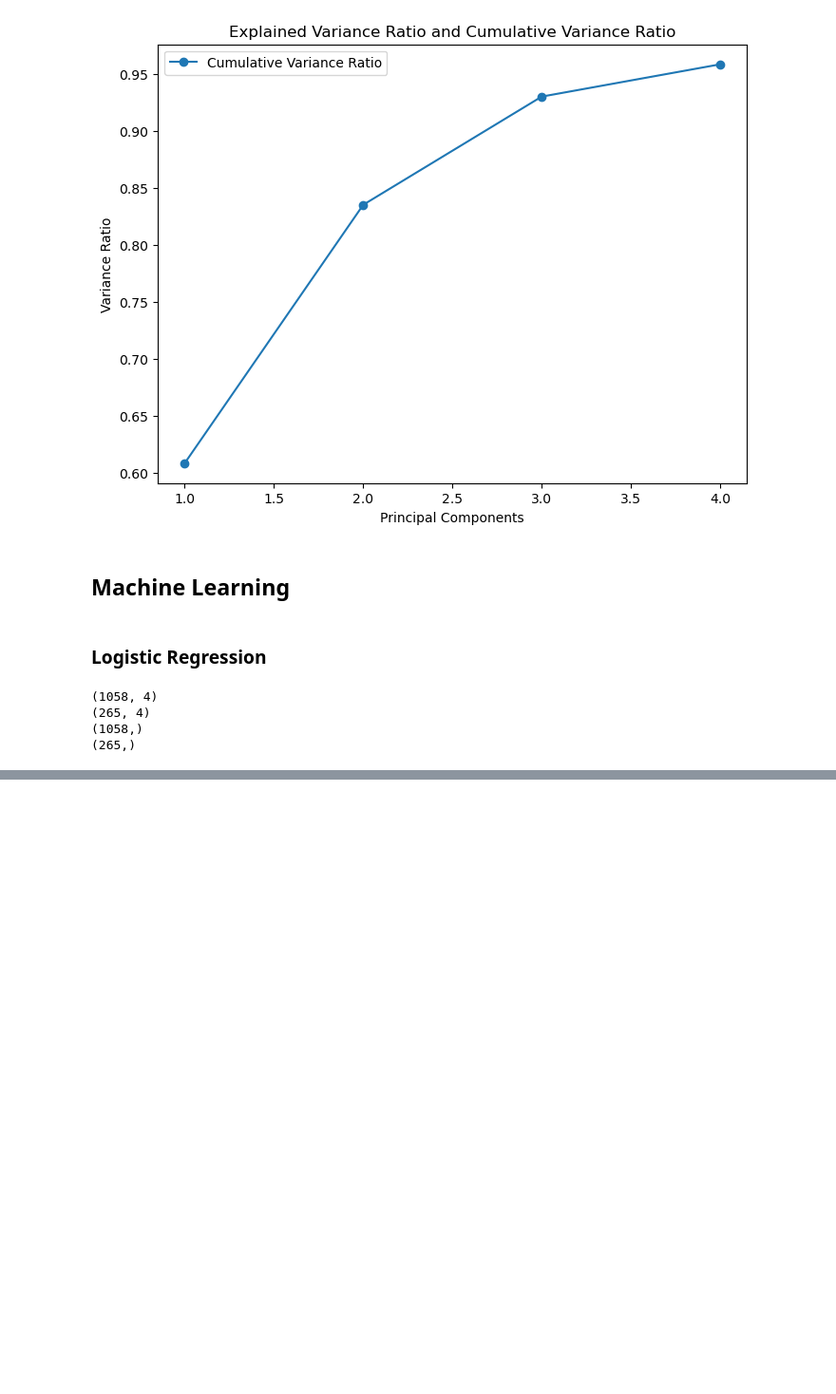
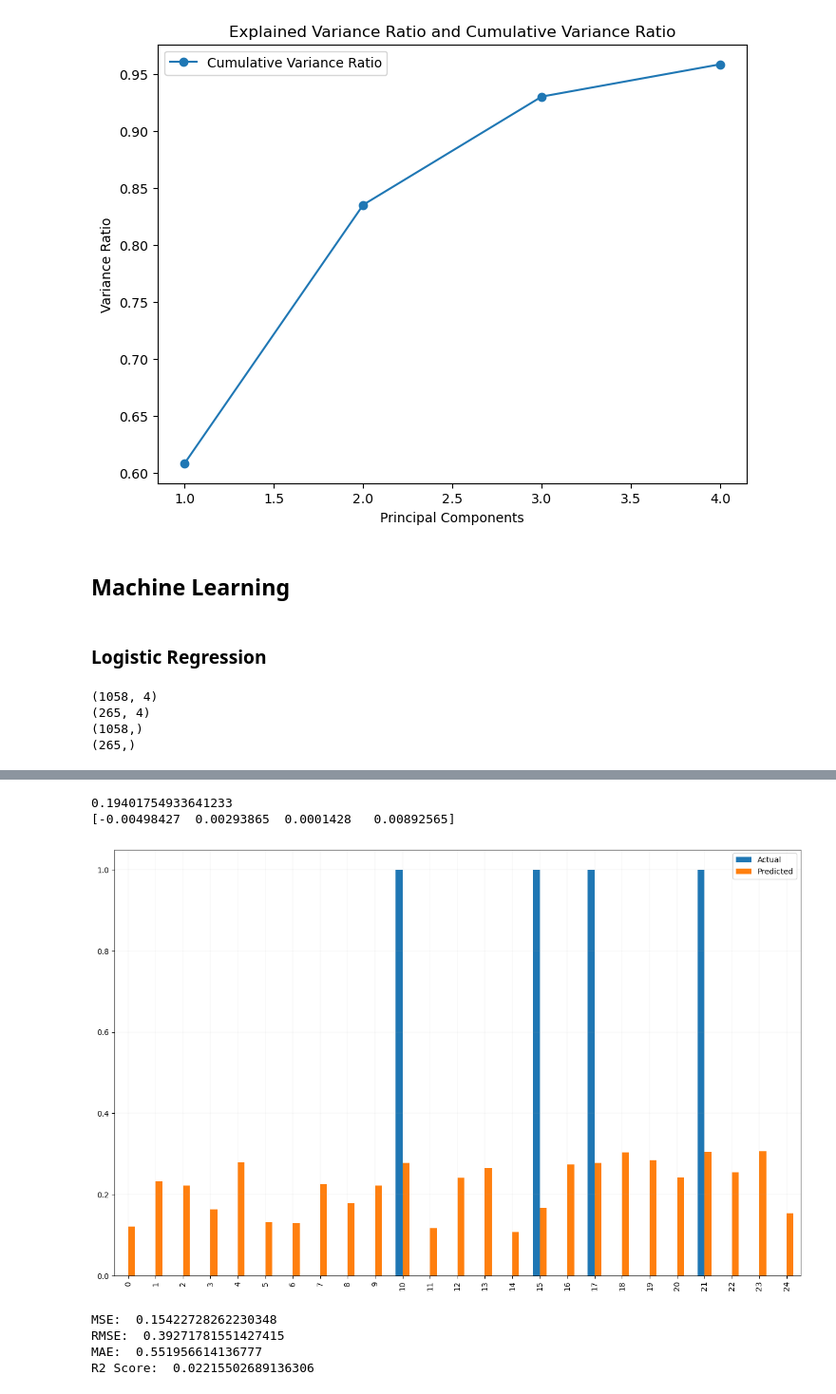
Before and after one commit to pardmanjera/PardonManjera_sba23346_Lvl8_CA2_Integrated, a Jupyter notebook: integrated_CA2.ipynb, the cells around one changed output, grey strips where cells are left out. Shown at 95% size. Cells and saved outputs as stored; diff of their text form; code cells hidden in the pictures; blank space fills up the shorter version.

```diff
--- a/integrated_CA2.ipynb
+++ b/integrated_CA2.ipynb
@@ -779,0 +781,35 @@ ValueError: could not convert string to float: 'Yes'
+# %%
+y_pca_pred = lrm.predict(X_pca_test)
+
+print(lrm.intercept_)
+
+print(lrm.coef_)
+# %% [output]
+0.19401754933641233
+[-0.00498427  0.00293865  0.0001428   0.00892565]
+# %%
+attrition_pca_lrm = pd.DataFrame({'Actual': y_pca_test.to_numpy().flatten(), 'Predicted': y_pca_pred.flatten()})
+
+
+df1 = attrition_pca_lrm.head(25)
+df1.plot(kind='bar',figsize=(16,10))
+plt.grid(which='major', linestyle='-', linewidth='0.1')
+plt.grid(which='minor', linestyle=':', linewidth='0.1')
+plt.show()
+# %% [output]
+[figure, added]
+# %%
+MSE_LR=mean_squared_error(y_pca_test, y_pca_pred)
+RMSE_LR=np.sqrt(mean_squared_error(y_pca_test, y_pca_pred))
+MAE_LR=np.sqrt(mean_absolute_error(y_pca_test, y_pca_pred))
+R2_LR=r2_score(y_pca_test, y_pca_pred)
+
+print("MSE: ", mean_squared_error(y_pca_test, y_pca_pred))
+print("RMSE: ", np.sqrt(mean_squared_error(y_pca_test, y_pca_pred)))
+print("MAE: ", np.sqrt(mean_absolute_error(y_pca_test, y_pca_pred)))
+print("R2 Score: ", r2_score(y_pca_test, y_pca_pred))
+# %% [output]
+MSE:  0.15422728262230348
+RMSE:  0.39271781551427415
+MAE:  0.551956614136777
+R2 Score:  0.02215502689136306
```
Also changed, not shown: parts of 9 cells of this notebook.
